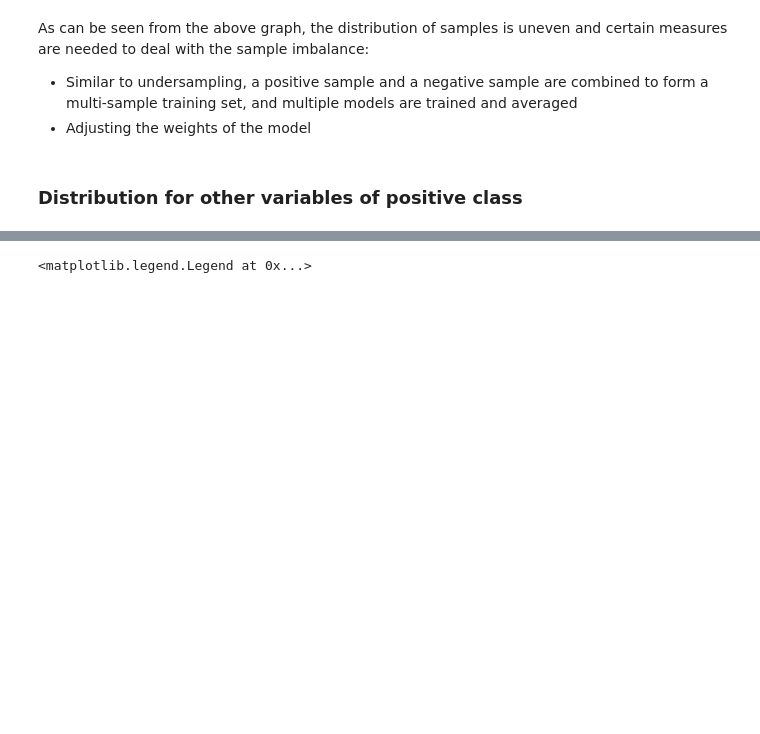
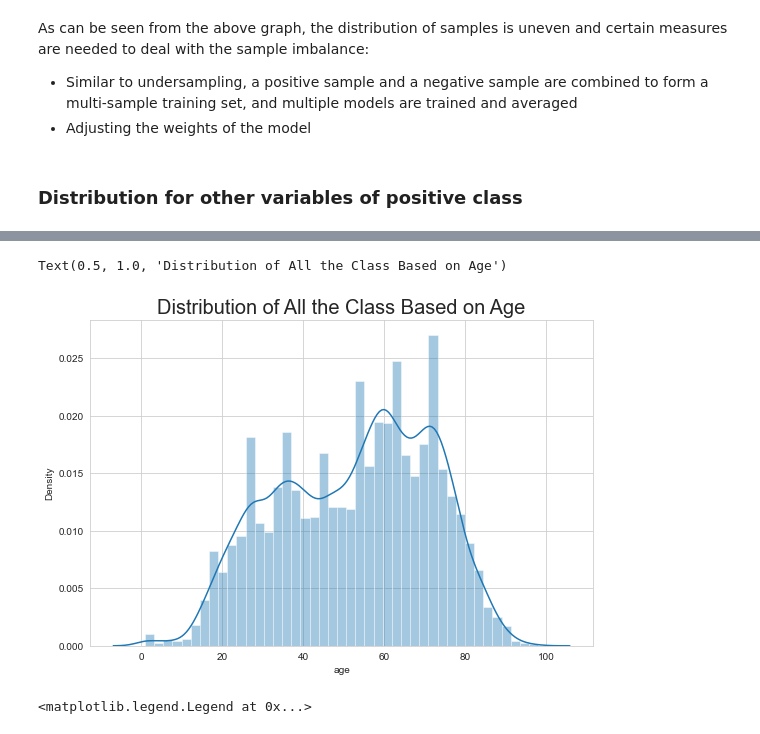
Before and after one commit to zengxueyuan/PHAS0077_QiyuanZeng_2022, a Jupyter notebook: 2. Data analysis.ipynb, the cells around one changed output, grey strips where cells are left out. Drawn from its saved outputs; the diff is of its cells as text; code cells hidden in the pictures; blank space fills up the shorter version.

```diff
--- a/2. Data analysis.ipynb
+++ b/2. Data analysis.ipynb
@@ -615,3 +617,10 @@ Text(0.5, 1.0, 'Distribution of Positive Class Based on Age')
+# %%
+plt.figure(figsize=(9,6))
+sns.distplot(data.age, kde=True, rug=False, norm_hist=False);
+plt.title("Distribution of All the Class Based on Age", {'fontsize':20})
+# %% [output]
+Text(0.5, 1.0, 'Distribution of All the Class Based on Age')
+[figure, added]
 # %%
 plt.figure(figsize=(8,8))
 plt.pie(x=positive_df.sex.value_counts(), labels=['Female','Male'], startangle=90,autopct='%.2f',shadow=True)
```
Also changed, not shown: parts of 11 cells of this notebook, 8 other files.
